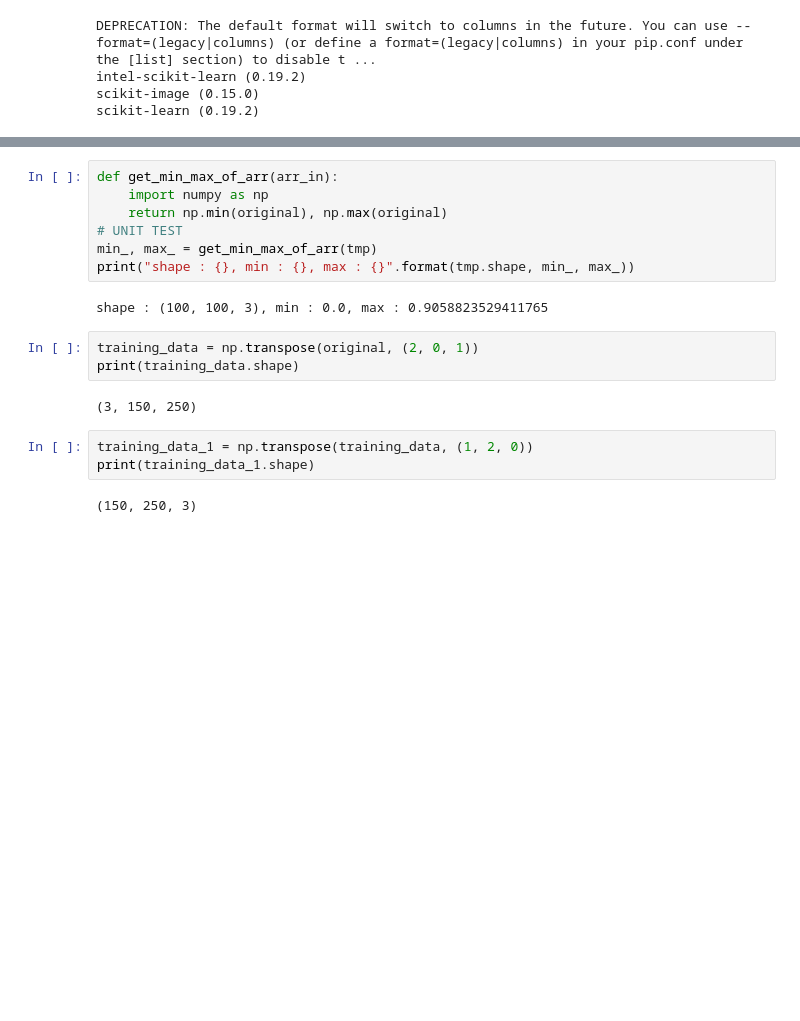
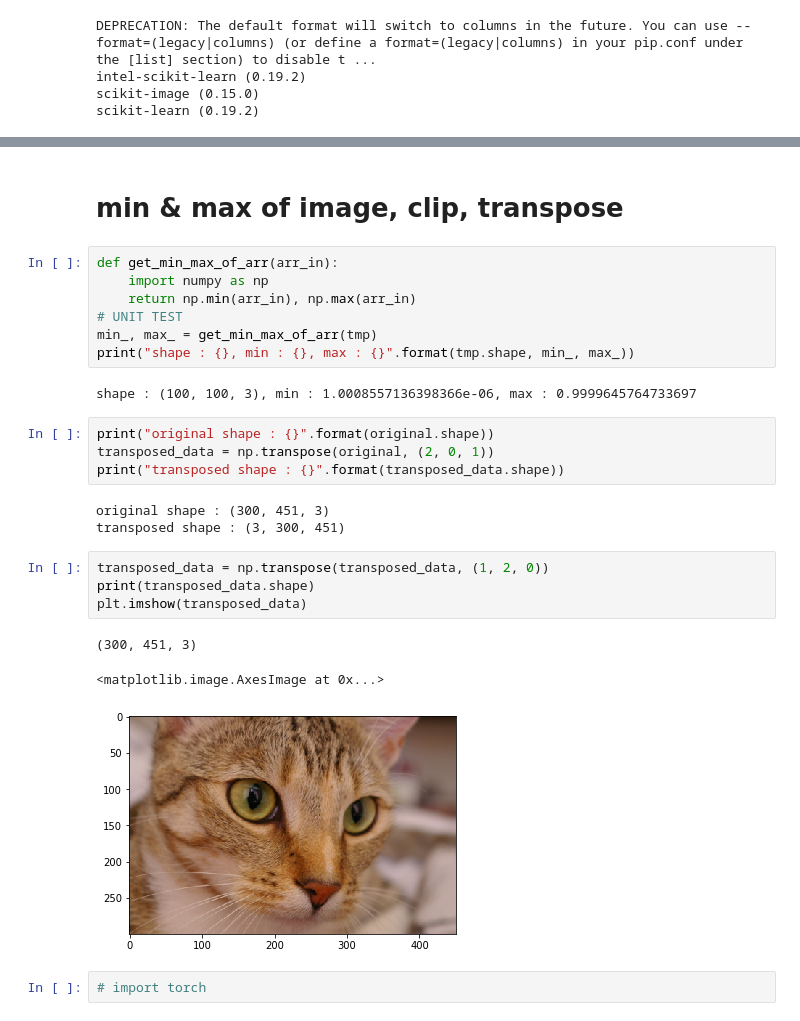
Before and after one commit to KwankiAhn/ai-study, a Jupyter notebook: dataloader/skimage-test.ipynb, the cells around one changed output, grey strips where cells are left out. Cells and saved outputs as stored; diff of their text form; blank space fills up the shorter version.

```diff
--- a/dataloader/skimage-test.ipynb
+++ b/dataloader/skimage-test.ipynb
@@ -110,19 +115,28 @@ plt.imshow(tmp)
+# %% [markdown]
+# min & max of image, clip, transpose
 # %%
 def get_min_max_of_arr(arr_in):
     import numpy as np
-    return np.min(original), np.max(original)
+    return np.min(arr_in), np.max(arr_in)
 # UNIT TEST
 min_, max_ = get_min_max_of_arr(tmp)
 print("shape : {}, min : {}, max : {}".format(tmp.shape, min_, max_))
 # %% [output]
-shape : (100, 100, 3), min : 0.0, max : 0.9058823529411765
+shape : (100, 100, 3), min : 1.0008557136398366e-06, max : 0.9999645764733697
 # %%
-training_data = np.transpose(original, (2, 0, 1))
-print(training_data.shape)
+print("original shape : {}".format(original.shape))
+transposed_data = np.transpose(original, (2, 0, 1))
+print("transposed shape : {}".format(transposed_data.shape))
 # %% [output]
-(3, 150, 250)
+original shape : (300, 451, 3)
+transposed shape : (3, 300, 451)
 # %%
-training_data_1 = np.transpose(training_data, (1, 2, 0))
-print(training_data_1.shape)
+transposed_data = np.transpose(transposed_data, (1, 2, 0))
+print(transposed_data.shape)
+plt.imshow(transposed_data)
 # %% [output]
-(150, 250, 3)
+(300, 451, 3)
+<matplotlib.image.AxesImage at 0x...>
+[figure, added]
+# %%
+# import torch
```
Also changed, not shown: parts of 14 cells of this notebook.
